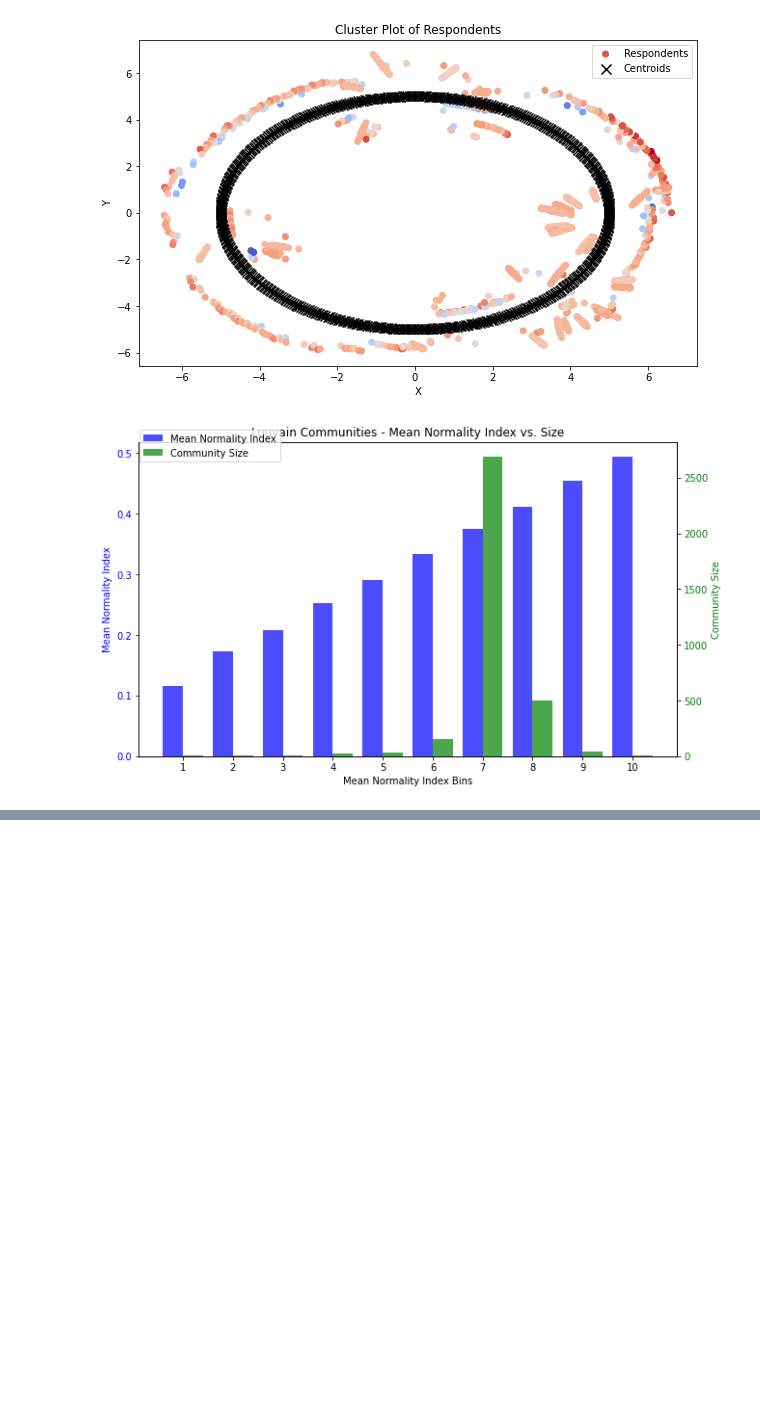
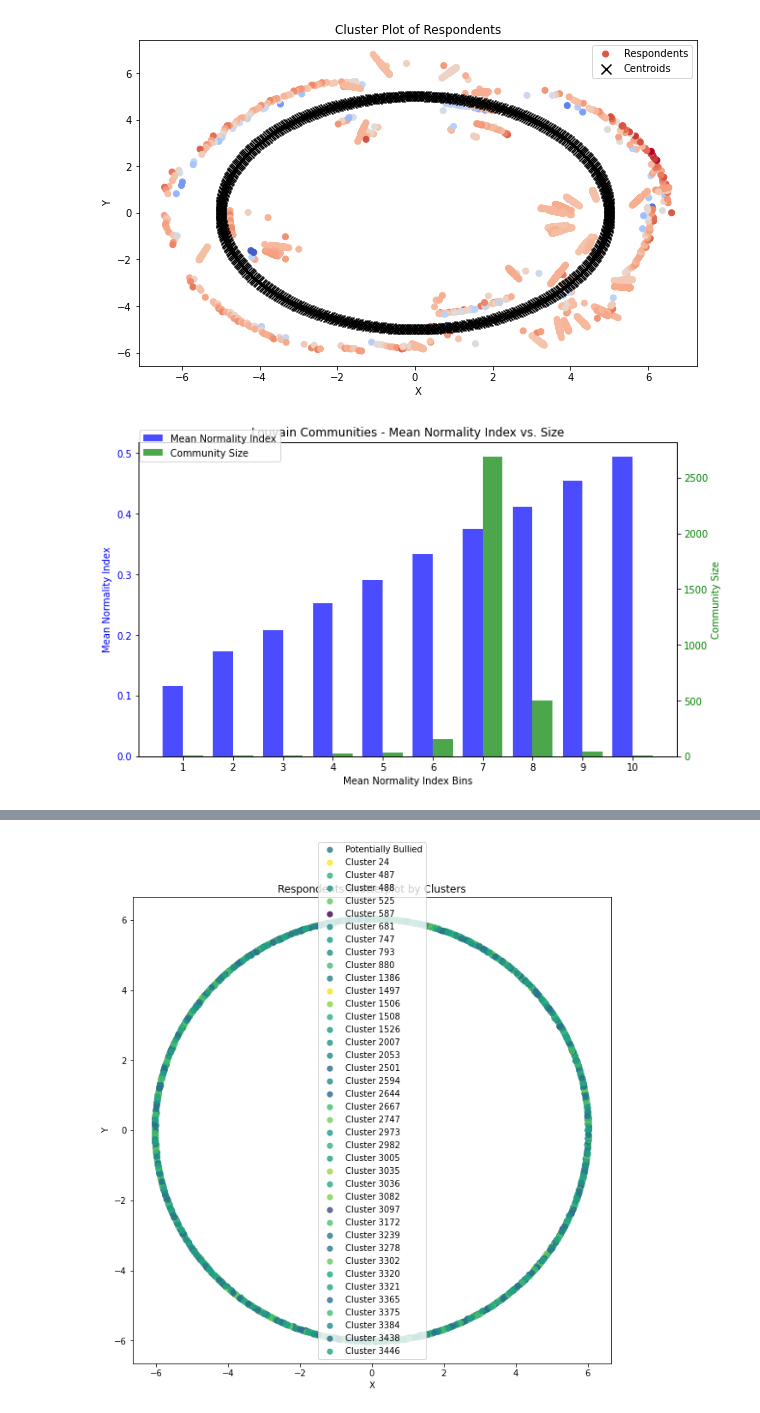
Before and after one commit to oenstrom/Bachelor_thesis_OE222FH_CE223AF, a Jupyter notebook: jupyter_notebook/scatterplot_louvain.ipynb, the cells around one changed output, grey strips where cells are left out. Saved outputs shown, nothing was run; the diff lists cells and outputs as text; code cells hidden in the pictures; blank space fills up the shorter version.

```diff
--- a/jupyter_notebook/scatterplot_louvain.ipynb
+++ b/jupyter_notebook/scatterplot_louvain.ipynb
@@ -188,0 +248,54 @@ plt.show()
+# %%
+
+# Create a new cluster for small clusters
+respondents_df['cluster'] = respondents_df['louvainCommunity']
+small_clusters = respondents_df['louvainCommunity'].value_counts().loc[lambda x: x <= 10].index
+respondents_df.loc[respondents_df['louvainCommunity'].isin(small_clusters), 'cluster'] = -1
+
+# Calculate the mean normality index for each cluster
+cluster_means = respondents_df.groupby('cluster')['normalityIndex'].mean()
+
+# Assign colors to clusters based on their mean normality index
+cmap = plt.get_cmap("viridis")
+norm = plt.Normalize(cluster_means.min(), cluster_means.max())
+colors = {cluster: cmap(norm(mean)) for cluster, mean in cluster_means.items()}
+
+# Function to generate non-overlapping circular layouts
+def create_circular_layout(df, cluster_col, angle_col, radius_col, base_radius=1, min_radius=0.05, cluster_radius=5):
+    layout_df = df.copy()
+    layout_df[angle_col] = 0
+    layout_df[radius_col] = 0
+    clusters = layout_df[cluster_col].unique()
+
+    cluster_angles = np.linspace(0, 2 * np.pi, len(clusters) + 1)[:-1]
+
+    for idx, cluster in enumerate(clusters):
+        cluster_data = layout_df[layout_df[cluster_col] == cluster]
+        n = len(cluster_data)
+        angles = np.linspace(0, 2 * np.pi, n + 1)[:-1]
+        radii = base_radius + (cluster_data['normalityIndex'] - cluster_data['normalityIndex'].min()) * min_radius / (cluster_data['normalityIndex'].max() - cluster_data['normalityIndex'].min())
+        layout_df.loc[cluster_data.index, angle_col] = angles + cluster_angles[idx]
+        layout_df.loc[cluster_data.index, radius_col] = radii + cluster_radius
+
+    return layout_df
+
+# Create a non-overlapping circular layout
+layout_df = create_circular_layout(respondents_df, 'cluster', 'angle', 'radius')
+
+# Convert polar coordinates to Cartesian coordinates
+layout_df['x'] = layout_df['radius'] * np.cos(layout_df['angle'])
+layout_df['y'] = layout_df['radius'] * np.sin(layout_df['angle'])
+
+# Plot the clusters
+fig, ax = plt.subplots(figsize=(10, 10))
+for cluster, group in layout_df.groupby('cluster'):
+    label = "Potentially Bullied" if cluster == -1 else f"Cluster {cluster}"
+    ax.scatter(group['x'], group['y'], c=group['cluster'].map(colors), label=label, alpha=0.8)
+
+ax.legend()
+ax.set_title("Respondents Scatterplot by Clusters")
+ax.set_xlabel("X")
+ax.set_ylabel("Y")
+plt.show()
+# %% [output]
+[figure, added]
```
Also changed, not shown: parts of 6 cells of this notebook, 6 other files.
